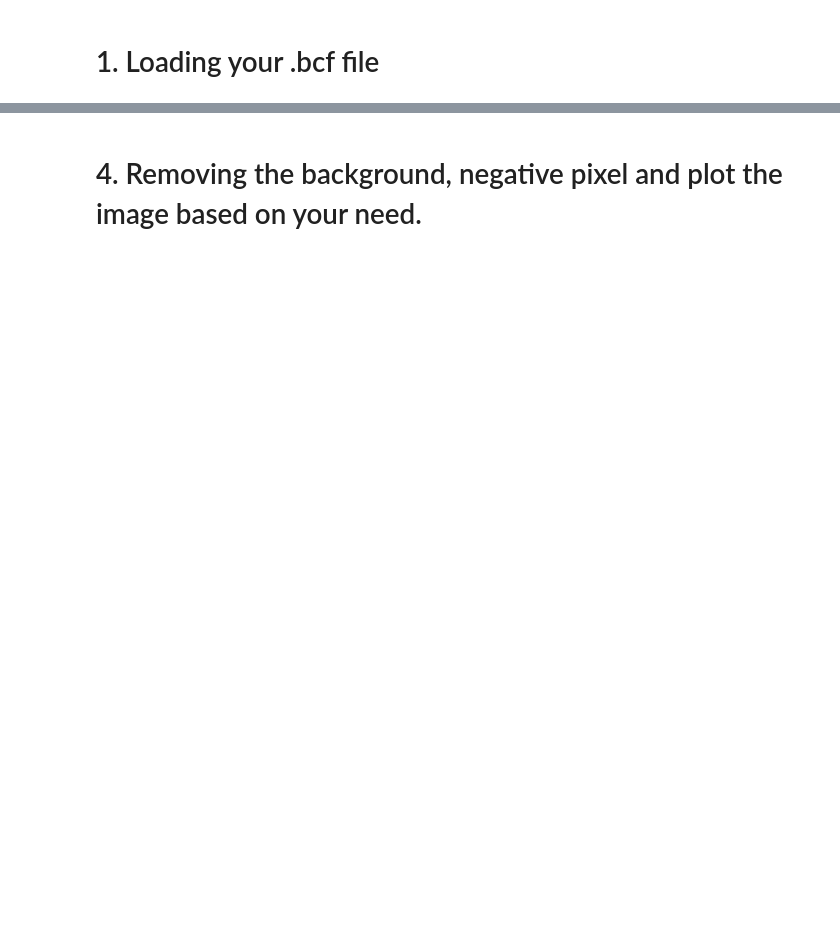
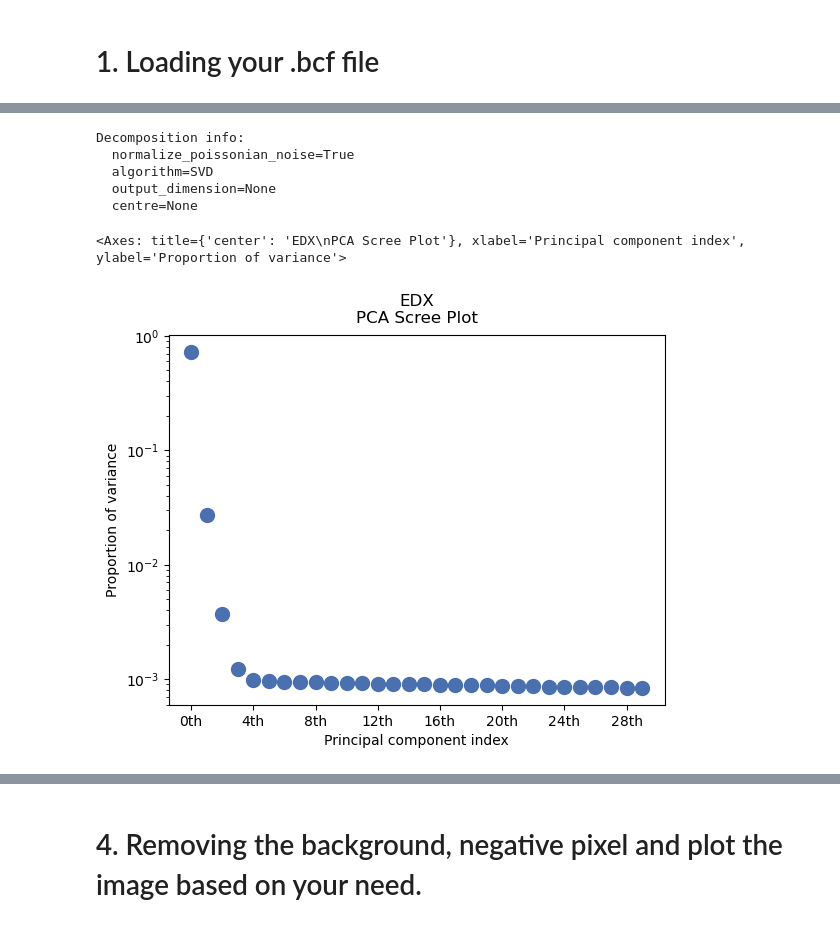
Before and after one commit to iceaiai/STEM, a Jupyter notebook: EDS.ipynb, the cells around one changed output, grey strips where cells are left out. Drawn from its saved outputs; the diff is of its cells as text; code cells hidden in the pictures; blank space fills up the shorter version.

```diff
--- a/EDS.ipynb
+++ b/EDS.ipynb
@@ -60,0 +339,16 @@ plot_binning_image(s,'h') #swith 'h' to 'v' if you want to sum vertically
+# %%
+s_PCA = s_crop.deepcopy()
+s_PCA.decomposition(True)  #EDS poisson noise is dominant, so make sure normalize_poissonian_noise=True
+# more details see hyperspy documentation pagehttps://hyperspy.org/exspy/reference/signals.html#exspy.signals.EDSTEMSpectrum.decomposition
+# %% [output]
+Decomposition info:
+  normalize_poissonian_noise=True
+  algorithm=SVD
+  output_dimension=None
+  centre=None
+# %%
+s_PCA.plot_explained_variance_ratio()
+# Find the elbow point which is the onset of flat line.
+# %% [output]
+<Axes: title={'center': 'EDX\nPCA Scree Plot'}, xlabel='Principal component index', ylabel='Proportion of variance'>
+[figure, added]
```
Also changed, not shown: parts of 108 cells of this notebook.
